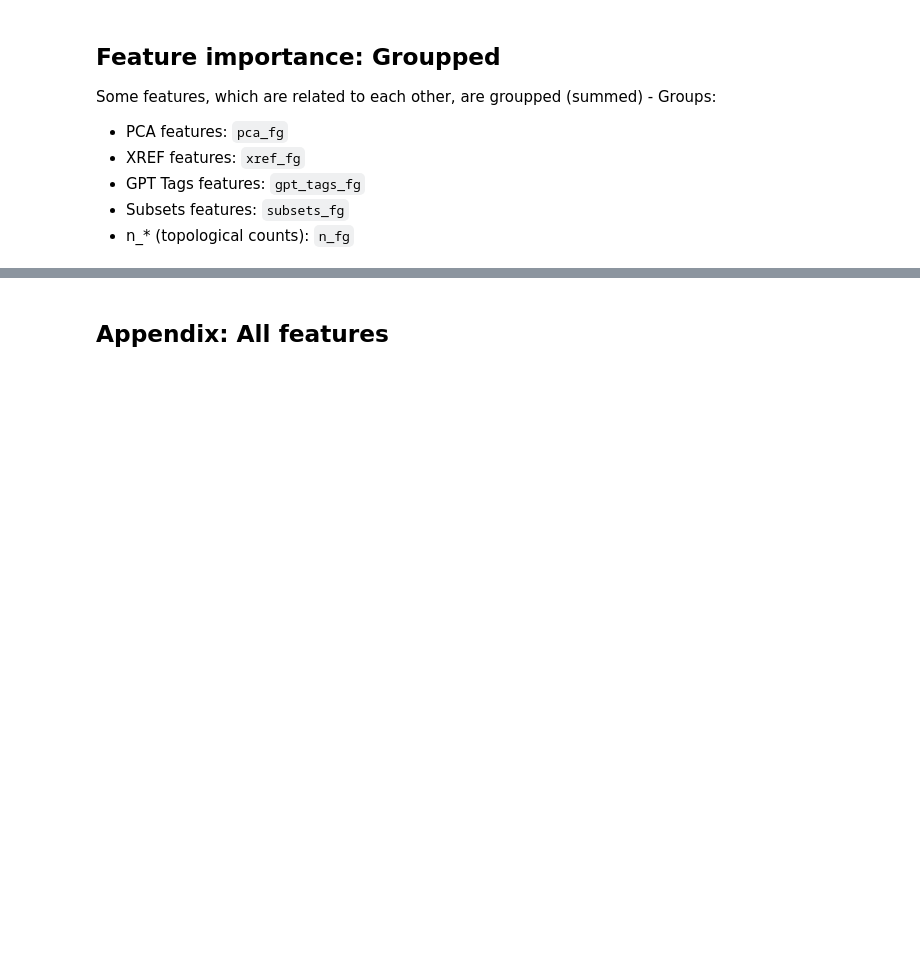
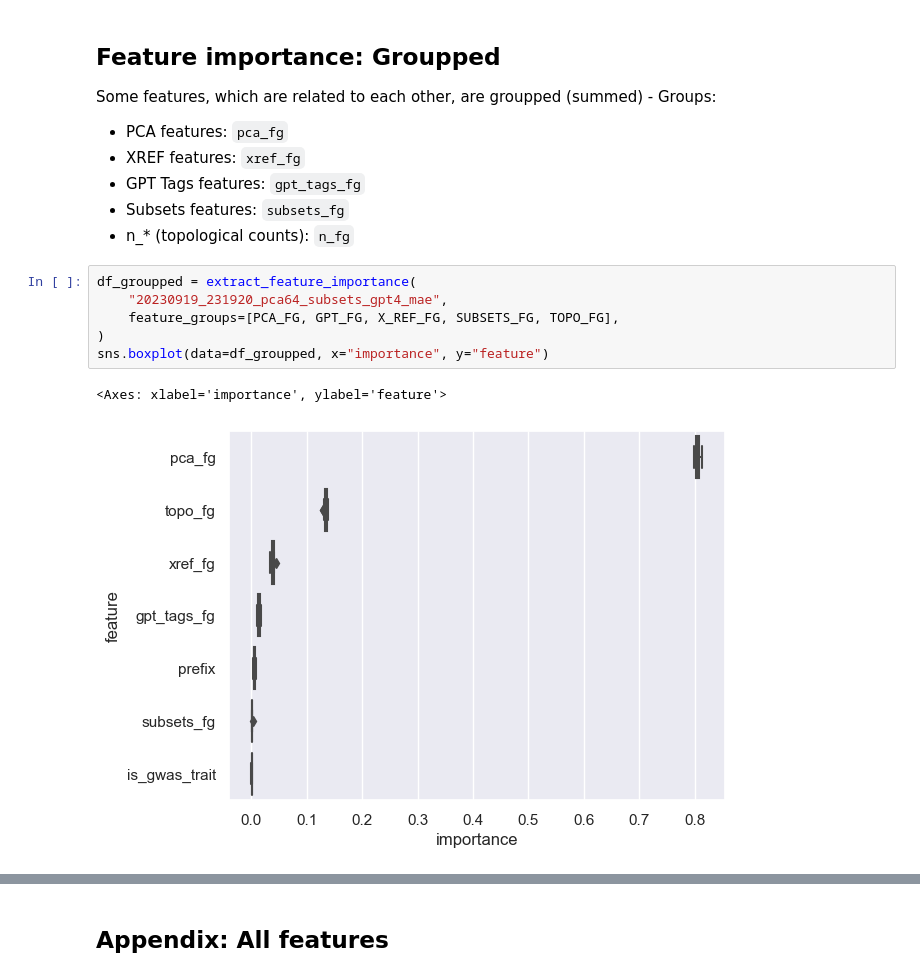
Before and after one commit to related-sciences/nxontology-ml, a Jupyter notebook: experimentation/Feature_Importance.ipynb, the cells around one changed output, grey strips where cells are left out. Saved outputs shown, nothing was run; the diff lists cells and outputs as text; blank space fills up the shorter version.

```diff
--- a/experimentation/Feature_Importance.ipynb
+++ b/experimentation/Feature_Importance.ipynb
@@ -59,4 +59,13 @@ Some features, which are related to each other, are groupped (summed) - Groups:
 * GPT Tags features: `gpt_tags_fg`
 * Subsets features: `subsets_fg`
 * n_* (topological counts): `n_fg`
+# %%
+df_groupped = extract_feature_importance(
+    "20230919_231920_pca64_subsets_gpt4_mae",
+    feature_groups=[PCA_FG, GPT_FG, X_REF_FG, SUBSETS_FG, TOPO_FG],
+)
+sns.boxplot(data=df_groupped, x="importance", y="feature")
+# %% [output]
+<Axes: xlabel='importance', ylabel='feature'>
+[figure, added]
 # %%
```
Also changed, not shown: parts of 3 cells of this notebook, 1 other file.
